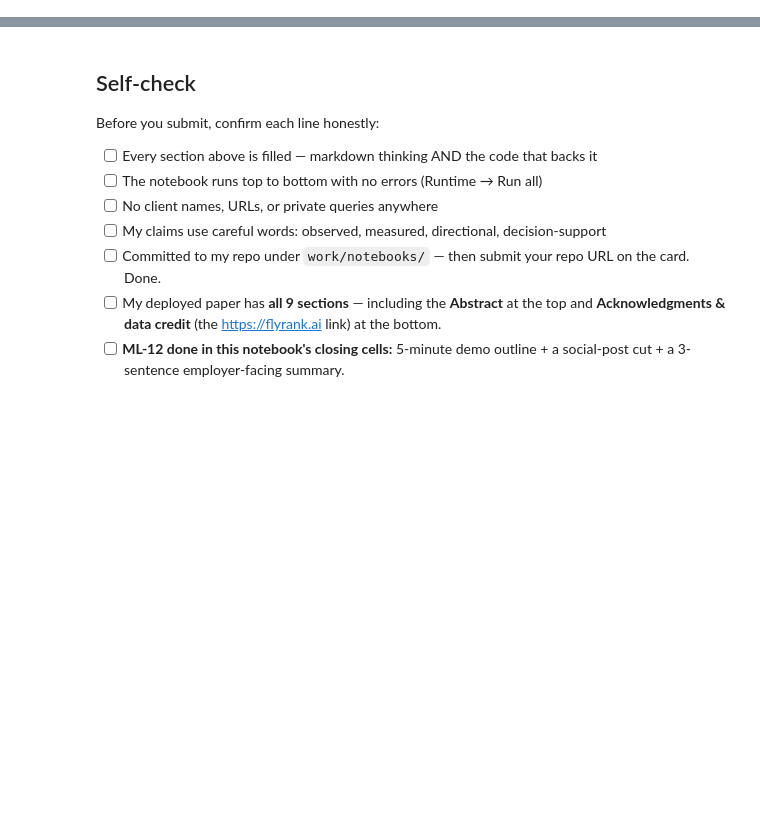
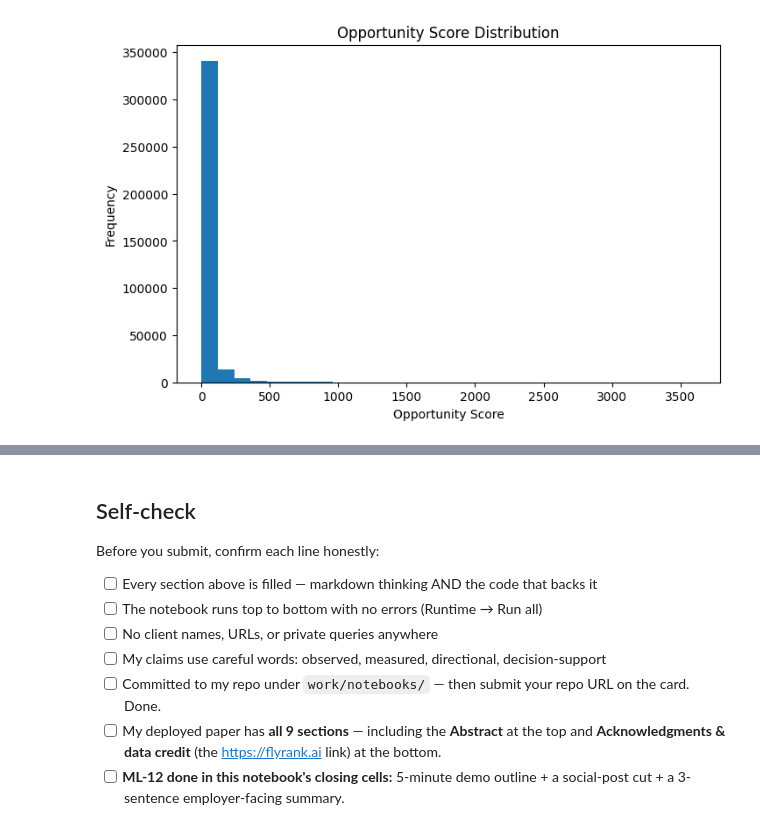
Before and after one commit to abubakarshahid439/ABUBAKAR.flyrank-ml-internship, a Jupyter notebook: work/notebooks/capstone.ipynb, the cells around one changed output, grey strips where cells are left out. Cells and saved outputs as stored; diff of their text form; code cells hidden in the pictures; blank space fills up the shorter version.

```diff
--- a/work/notebooks/capstone.ipynb
+++ b/work/notebooks/capstone.ipynb
@@ -115,0 +160,14 @@ You should generate these in Colab:
+# %%
+
+dataset["ctr"] = (
+    dataset["gsc_clicks"] /
+    dataset["gsc_impressions"].replace(0, 1)
+)
+
+dataset["opportunity_score"] = (
+    dataset["gsc_impressions"] *
+    (1 - dataset["ctr"]) *
+    (dataset["gsc_avg_position"] / 100)
+)
+
+dataset.head()
@@ -115,0 +181,14 @@ You should generate these in Colab:
+# %%
+
+dataset["ctr"] = (
+    dataset["gsc_clicks"] /
+    dataset["gsc_impressions"].replace(0, 1)
+)
+
+dataset["opportunity_score"] = (
+    dataset["gsc_impressions"] *
+    (1 - dataset["ctr"]) *
+    (dataset["gsc_avg_position"] / 100)
+)
+
+dataset.head()
@@ -115,0 +202,17 @@ You should generate these in Colab:
+# %%
+
+
+plt.figure(figsize=(8,5))
+
+plt.hist(dataset["opportunity_score"], bins=30)
+
+plt.title("Opportunity Score Distribution")
+plt.xlabel("Opportunity Score")
+plt.ylabel("Frequency")
+
+# Save the chart
+plt.savefig("opportunity_distribution.png", dpi=300, bbox_inches="tight")
+
+plt.show()
+# %% [output]
+[figure, added]
```
Also changed, not shown: parts of 39 cells of this notebook.
